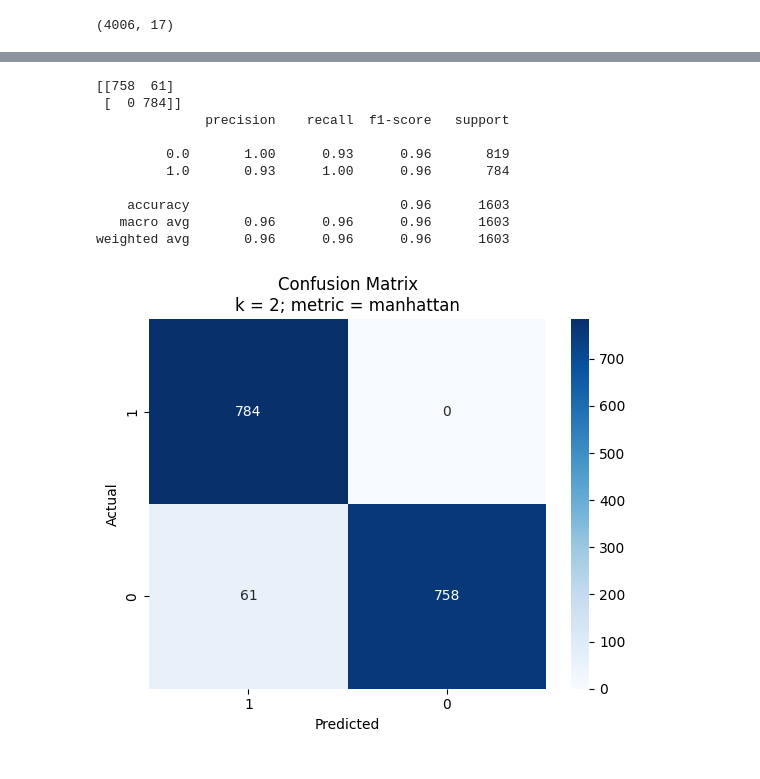
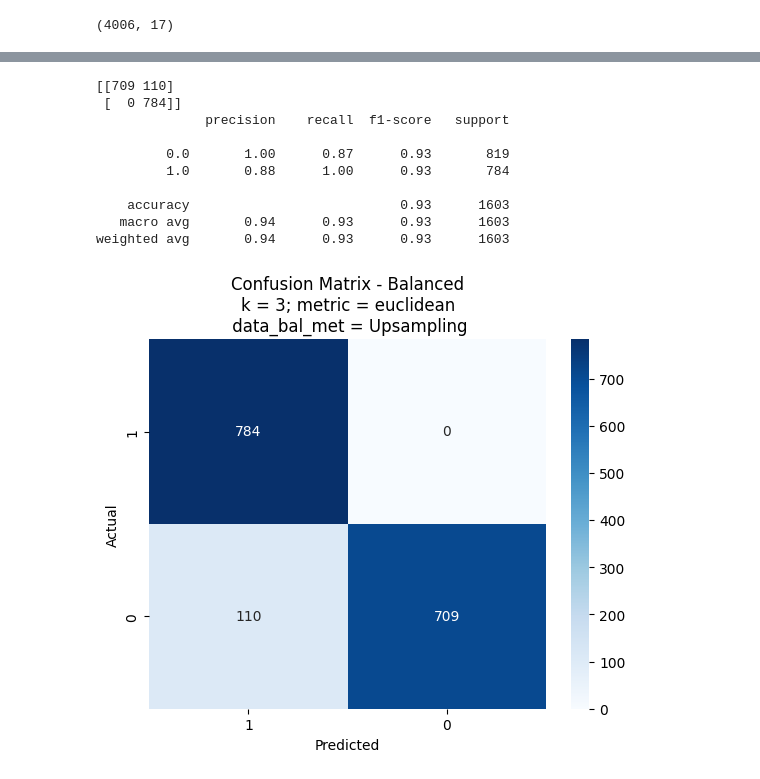
Before and after one commit to andysontran/13-CHL5230-F23, a Jupyter notebook: stroke_pred_KNN_model.ipynb, the cells around one changed output, grey strips where cells are left out. Cells and saved outputs as stored; diff of their text form; code cells hidden in the pictures.

```diff
--- a/stroke_pred_KNN_model.ipynb
+++ b/stroke_pred_KNN_model.ipynb
@@ -276,6 +273,8 @@ X = data_up[['gender','age','hypertension','heart_disease','ever_married',
 y = data_up['stroke']
 # Test size used
 size = 0.2
+# Data balancing method used
+data_bal_met = 'Upsampling'
 ##
 
 # Split data into training and testing sets
@@ -330,7 +329,7 @@ Feature: smoking_status_Unknown, Score: 0.01430
 # Test size used
 size = 0.2
 # Distance metric used
-met = 'manhattan'
+met = 'euclidean'
 ##
 
 # Check error rate for k = 1 to 40
@@ -347,6 +346,6 @@ sns.lineplot(error_rate, marker = 'o')
 plt.grid(True)
 plt.xlabel('k')
 plt.ylabel('Error Rate')
-plt.title('Error Rate vs. k Value\ntest_size = ' + str(size) + '; metric = ' + met)
+plt.title('Error Rate vs. k Value\ntest_size = ' + str(size) + '; metric = ' + met + '\n data_bal_met = ' + data_bal_met)
 plt.show()
 # %% [output]
@@ -364,7 +363,7 @@ X_train = scaler.fit_transform(X_train)
 X_test = scaler.transform(X_test)
 
 # K value used
-k = 2
+k = 3
 
 # Initialize K-NN classifier and fit the model
 knn = KNeighborsClassifier(n_neighbors = k, metric = met)
@@ -372,41 +371,41 @@ knn.fit(X_train, y_train)
 
 # Predict using test data
 y_pred = knn.predict(X_test)
 
 # Evaluate the model
 print(confusion_matrix(y_test, y_pred))
 print(classification_report(y_test, y_pred))
 
 # Visualize K-NN results using confusion matrix heatmap
 import seaborn as sns
 import matplotlib.pyplot as plt
 
 # Get unique classes
 classes = data['stroke'].unique()
 
 # Plotting the confusion matrix
 sns.heatmap(confusion_matrix(y_test, y_pred, labels = classes), annot = True,
             xticklabels = classes, yticklabels = classes, cmap = 'Blues',
             fmt = 'g')
 
 plt.xlabel('Predicted')
 plt.ylabel('Actual')
-title = 'Confusion Matrix\nk = ' + str(k) + '; metric = ' + met
+title = 'Confusion Matrix - Balanced\nk = ' + str(k) + '; metric = ' + met + '\n data_bal_met = ' + data_bal_met
 plt.title(title)
 
 plt.show()
 # %% [output]
-[[758  61]
+[[709 110]
  [  0 784]]
               precision    recall  f1-score   support
 
-         0.0       1.00      0.93      0.96       819
-         1.0       0.93      1.00      0.96       784
+         0.0       1.00      0.87      0.93       819
+         1.0       0.88      1.00      0.93       784
 
-    accuracy                           0.96      1603
-   macro avg       0.96      0.96      0.96      1603
-weighted avg       0.96      0.96      0.96      1603
+    accuracy                           0.93      1603
+   macro avg       0.94      0.93      0.93      1603
+weighted avg       0.94      0.93      0.93      1603
-[figure, old version]
+[figure, new version]
 # %%
 # Permutation for feature importance with K-NN for classification
 from sklearn.datasets import make_classification
```
Also changed, not shown: parts of 32 cells of this notebook.
